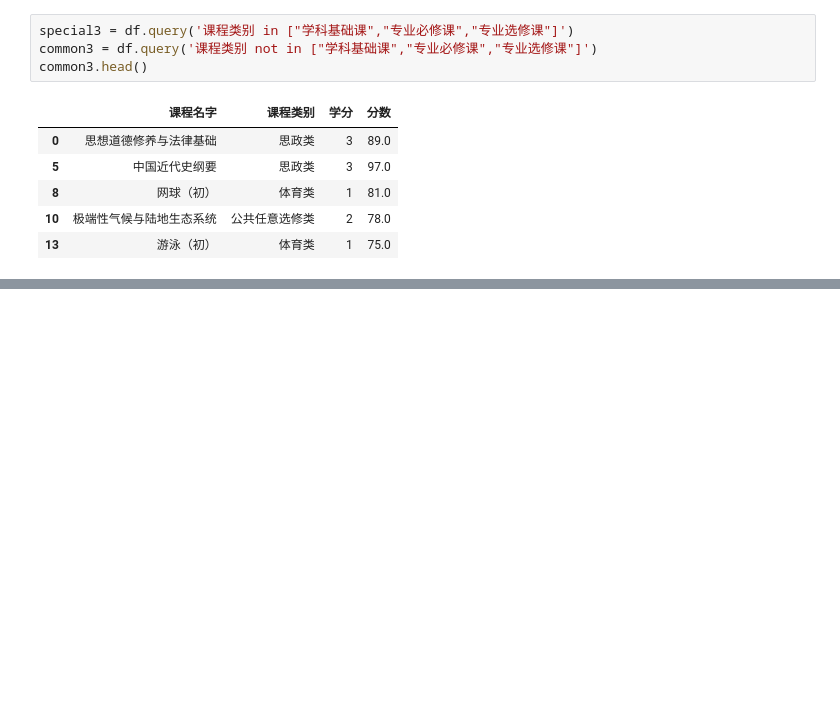
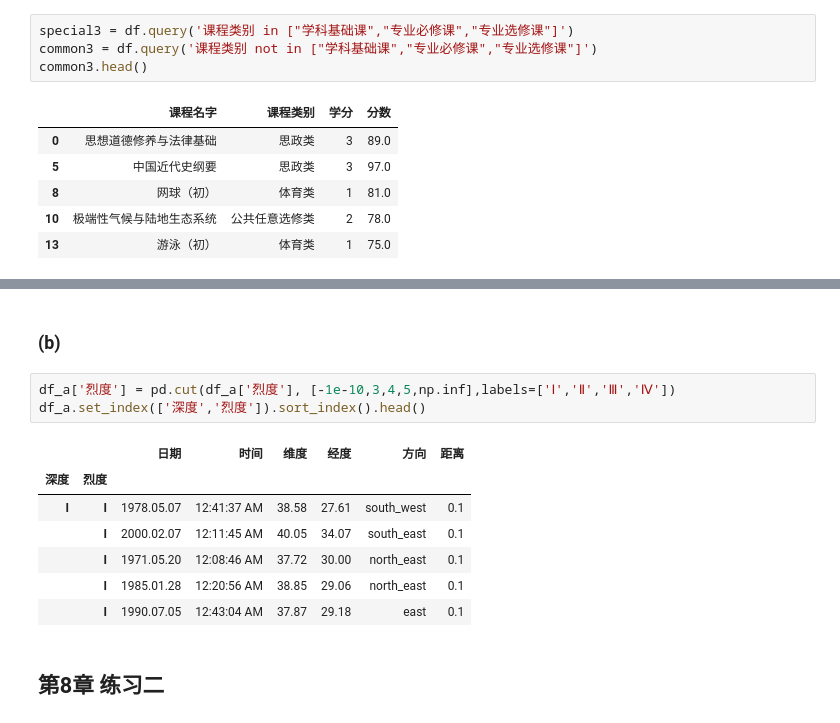
Before and after one commit to datawhalechina/joyful-pandas, a Jupyter notebook: 参考答案.ipynb, the cells around one changed output, grey strips where cells are left out. Drawn from its saved outputs; the diff is of its cells as text; blank space fills up the shorter version.

```diff
--- a/参考答案.ipynb
+++ b/参考答案.ipynb
@@ -569,0 +918,15 @@ common3.head()
+# %% [markdown]
+### (b)
+# %%
+df_a['烈度'] = pd.cut(df_a['烈度'], [-1e-10,3,4,5,np.inf],labels=['Ⅰ','Ⅱ','Ⅲ','Ⅳ'])
+df_a.set_index(['深度','烈度']).sort_index().head()
+# %% [output]
+|  |  | 日期 | 时间 | 维度 | 经度 | 方向 | 距离 |
+| 深度 | 烈度 |  |  |  |  |  |  |
+| Ⅰ | Ⅰ | 1978.05.07 | 12:41:37 AM | 38.58 | 27.61 | south_west | 0.1 |
+|  | Ⅰ | 2000.02.07 | 12:11:45 AM | 40.05 | 34.07 | south_east | 0.1 |
+|  | Ⅰ | 1971.05.20 | 12:08:46 AM | 37.72 | 30.00 | north_east | 0.1 |
+|  | Ⅰ | 1985.01.28 | 12:20:56 AM | 38.85 | 29.06 | north_east | 0.1 |
+|  | Ⅰ | 1990.07.05 | 12:43:04 AM | 37.87 | 29.18 | east | 0.1 |
+# %% [markdown]
+## 第8章 练习二
```
Also changed, not shown: parts of 56 cells of this notebook, 21 other files.
